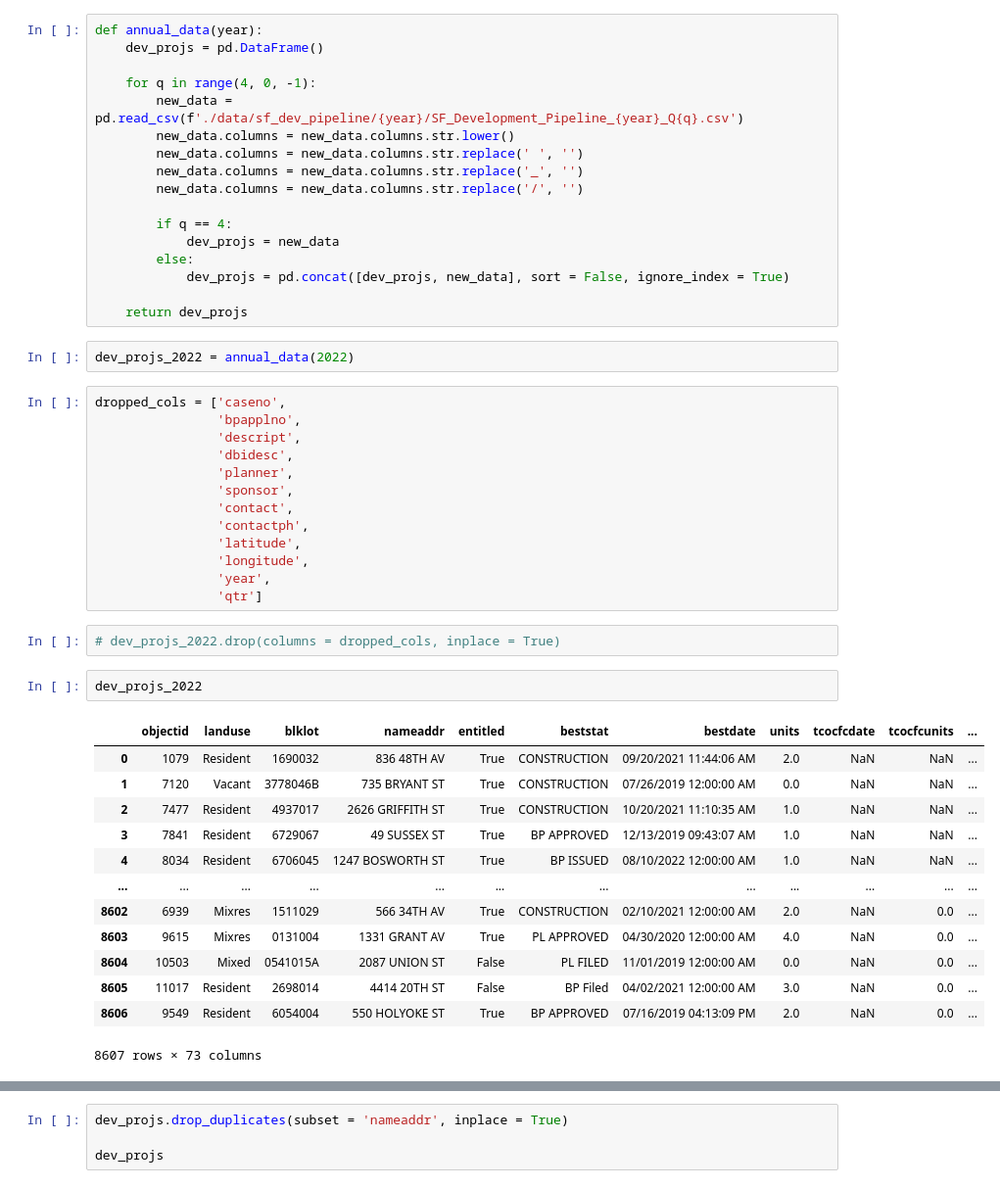
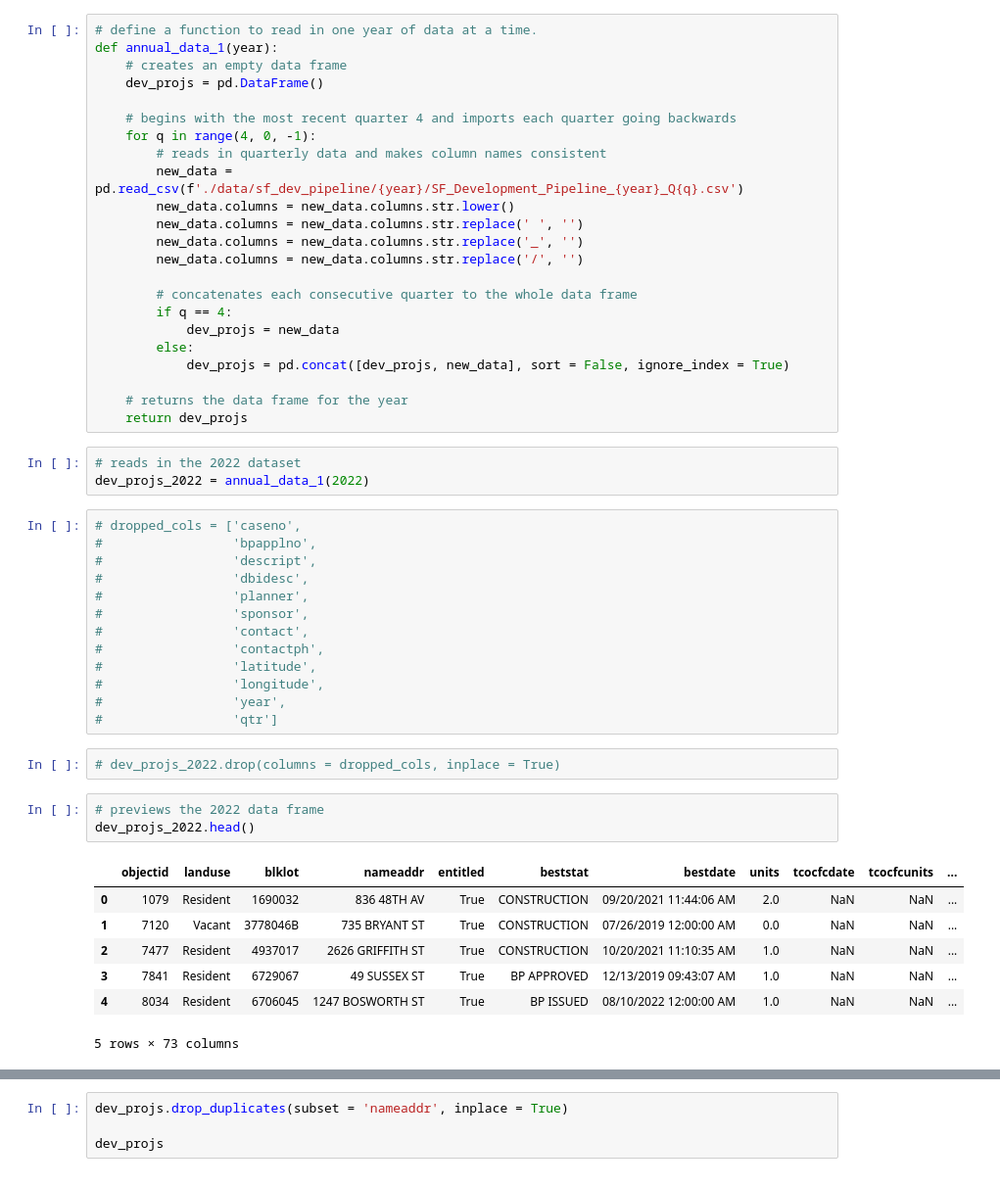
Before and after one commit to joeynotaro/sf-affordable-housing, a Jupyter notebook: eda.ipynb, the cells around one changed output, grey strips where cells are left out. Shown at 98% size. Saved outputs shown, nothing was run; the diff lists cells and outputs as text.

Commit message:
completed bulk of data cleaning for 5 yrs of data.

```diff
--- a/eda.ipynb
+++ b/eda.ipynb
@@ -6,50 +11,52 @@ import seaborn as sns
 # %%
-def annual_data(year):
+# define a function to read in one year of data at a time.
+def annual_data_1(year):
+    # creates an empty data frame
     dev_projs = pd.DataFrame()
 
+    # begins with the most recent quarter 4 and imports each quarter going backwards
     for q in range(4, 0, -1):
+        # reads in quarterly data and makes column names consistent
         new_data = pd.read_csv(f'./data/sf_dev_pipeline/{year}/SF_Development_Pipeline_{year}_Q{q}.csv')
         new_data.columns = new_data.columns.str.lower()
         new_data.columns = new_data.columns.str.replace(' ', '')
         new_data.columns = new_data.columns.str.replace('_', '')
         new_data.columns = new_data.columns.str.replace('/', '')
 
+        # concatenates each consecutive quarter to the whole data frame
         if q == 4:
             dev_projs = new_data
         else:
             dev_projs = pd.concat([dev_projs, new_data], sort = False, ignore_index = True)
 
+    # returns the data frame for the year
     return dev_projs
 # %%
-dev_projs_2022 = annual_data(2022)
+# reads in the 2022 dataset
+dev_projs_2022 = annual_data_1(2022)
 # %%
-dropped_cols = ['caseno',
-                'bpapplno',
-                'descript',
-                'dbidesc',
-                'planner',
-                'sponsor',
-                'contact',
-                'contactph',
-                'latitude',
-                'longitude',
-                'year',
-                'qtr']
+# dropped_cols = ['caseno',
+#                 'bpapplno',
+#                 'descript',
+#                 'dbidesc',
+#                 'planner',
+#                 'sponsor',
+#                 'contact',
+#                 'contactph',
+#                 'latitude',
+#                 'longitude',
+#                 'year',
+#                 'qtr']
 # %%
 # dev_projs_2022.drop(columns = dropped_cols, inplace = True)
 # %%
-dev_projs_2022
+# previews the 2022 data frame
+dev_projs_2022.head()
 # %% [output]
 |  | objectid | landuse | blklot | nameaddr | entitled | beststat | bestdate | units | tcocfcdate | tcocfcunits | ... |
 | 0 | 1079 | Resident | 1690032 | 836 48TH AV | True | CONSTRUCTION | 09/20/2021 11:44:06 AM | 2.0 | NaN | NaN | ... |
 | 1 | 7120 | Vacant | 3778046B | 735 BRYANT ST | True | CONSTRUCTION | 07/26/2019 12:00:00 AM | 0.0 | NaN | NaN | ... |
 | 2 | 7477 | Resident | 4937017 | 2626 GRIFFITH ST | True | CONSTRUCTION | 10/20/2021 11:10:35 AM | 1.0 | NaN | NaN | ... |
 | 3 | 7841 | Resident | 6729067 | 49 SUSSEX ST | True | BP APPROVED | 12/13/2019 09:43:07 AM | 1.0 | NaN | NaN | ... |
 | 4 | 8034 | Resident | 6706045 | 1247 BOSWORTH ST | True | BP ISSUED | 08/10/2022 12:00:00 AM | 1.0 | NaN | NaN | ... |
-| ... | ... | ... | ... | ... | ... | ... | ... | ... | ... | ... | ... |
-| 8602 | 6939 | Mixres | 1511029 | 566 34TH AV | True | CONSTRUCTION | 02/10/2021 12:00:00 AM | 2.0 | NaN | 0.0 | ... |
-| 8603 | 9615 | Mixres | 0131004 | 1331 GRANT AV | True | PL APPROVED | 04/30/2020 12:00:00 AM | 4.0 | NaN | 0.0 | ... |
-| 8604 | 10503 | Mixed | 0541015A | 2087 UNION ST | False | PL FILED | 11/01/2019 12:00:00 AM | 0.0 | NaN | 0.0 | ... |
-| 8605 | 11017 | Resident | 2698014 | 4414 20TH ST | False | BP Filed | 04/02/2021 12:00:00 AM | 3.0 | NaN | 0.0 | ... |
-| 8606 | 9549 | Resident | 6054004 | 550 HOLYOKE ST | True | BP APPROVED | 07/16/2019 04:13:09 PM | 2.0 | NaN | 0.0 | ... |
-8607 rows × 73 columns
+5 rows × 73 columns
```
Also changed, not shown: parts of 114 cells of this notebook, 1 other file.
